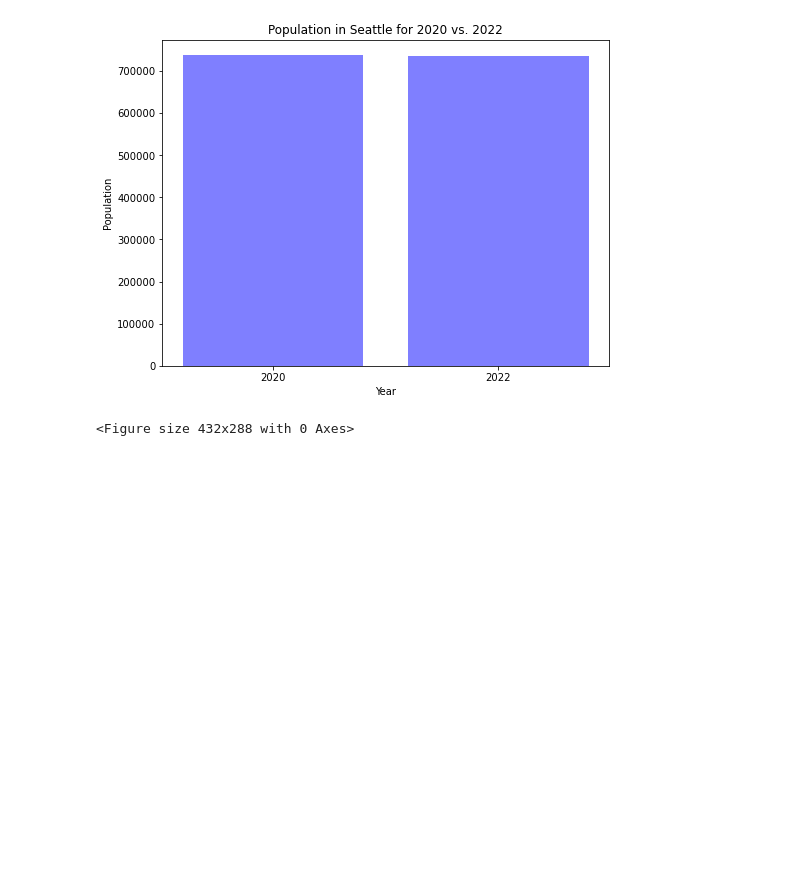
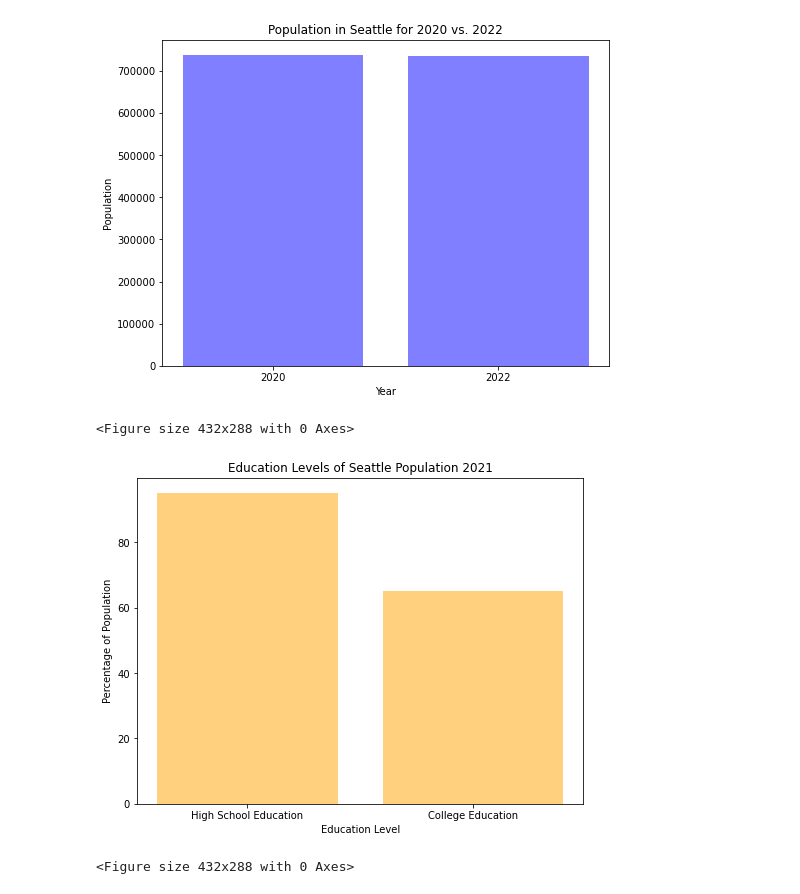
Before and after one commit to ScottMcLean98/Project1, a Jupyter notebook: Census_Population_Data.ipynb, the cells around one changed output. Saved outputs shown, nothing was run; the diff lists cells and outputs as text; code cells hidden in the pictures; blank space fills up the shorter version.

```diff
--- a/Census_Population_Data.ipynb
+++ b/Census_Population_Data.ipynb
@@ -77,3 +77,20 @@ plt.savefig("../Downloads/Population in 2020 vs 2022")
 # %% [output]
 [figure]
 <Figure size 432x288 with 0 Axes>
+# %%
+high_school_education = int(float(population_df["Seattle city, Washington"].values[32]))
+college_education = int(float(population_df["Seattle city, Washington"].values[33]))
+# %%
+x_axis = ["High School Education", "College Education"]
+tick_locations = [value for value in x_axis]
+
+plt.figure(figsize=(8,6))
+plt.bar(x_axis, (high_school_education, college_education), color='orange', alpha=.5)
+plt.title("Education Levels of Seattle Population 2021")
+plt.xlabel("Education Level")
+plt.ylabel("Percentage of Population")
+plt.show()
+plt.savefig("../Downloads/Education Levels of Seattle Population")
+# %% [output]
+[figure, added]
+<Figure size 432x288 with 0 Axes>
```
Also changed, not shown: parts of 6 cells of this notebook, 1 other file.
